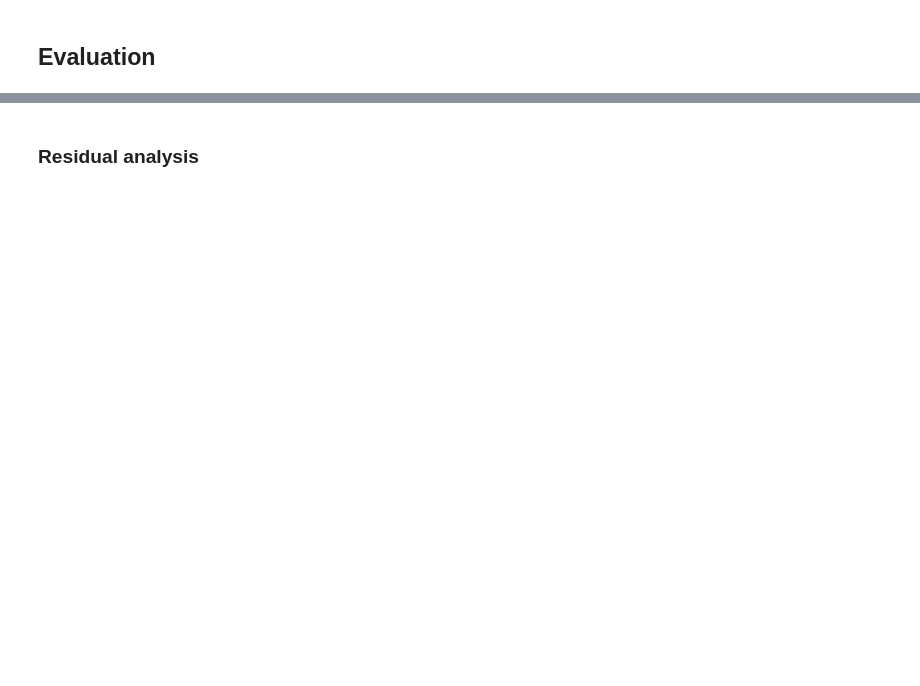
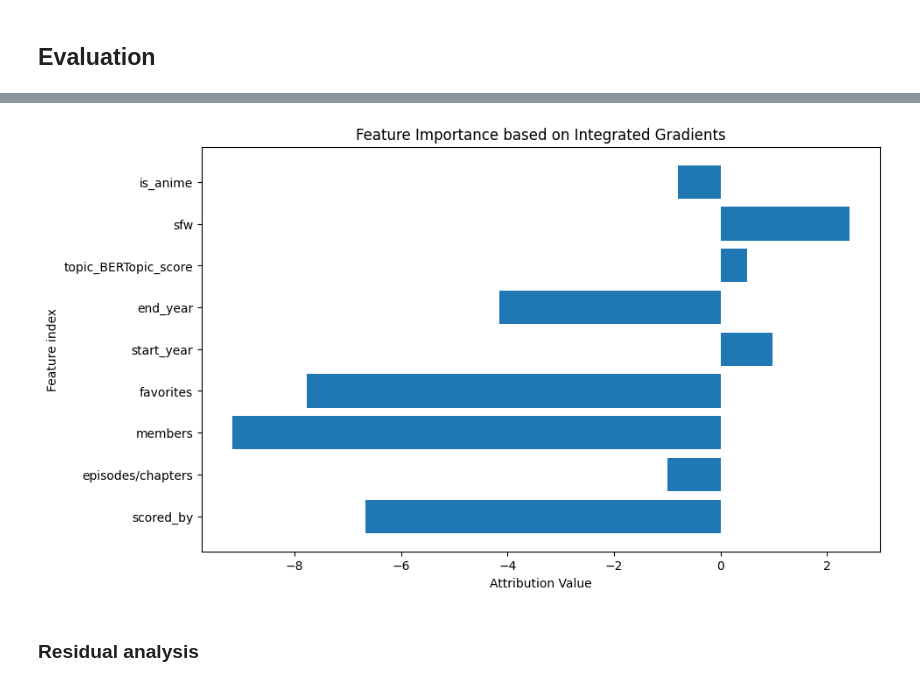
Before and after one commit to derickkan3356/anime-manga-theme-and-success-prediction, a Jupyter notebook: deep_learning.ipynb, the cells around one changed output, grey strips where cells are left out. Saved outputs shown, nothing was run; the diff lists cells and outputs as text; code cells hidden in the pictures; blank space fills up the shorter version.

Commit message:
add feature importance

```diff
--- a/deep_learning.ipynb
+++ b/deep_learning.ipynb
@@ -648,0 +676,16 @@ test_dl_score[['score_prediction']] = scaler_score.inverse_transform(test_dl_sco
+# %%
+from captum.attr import IntegratedGradients
+
+# Initialize the Captum object
+ig = IntegratedGradients(best_model)
+
+# Compute the feature importance (attributions)
+attributions = ig.attribute(input_batch, target=0)
+
+# Sum the attributions across the input dimensions
+attributions_sum = attributions.sum(dim=0).squeeze()
+
+# Convert attributions to numpy array
+attributions_np = attributions_sum.detach().cpu().numpy()
+
+print(attributions_np)
@@ -649,3 +708,13 @@ test_dl_score[['score_prediction']] = scaler_score.inverse_transform(test_dl_sco
+# %%
+# Plot the feature attributions
+plt.figure(figsize=(10, 6))
+plt.barh(numeric_columns + boolean_columns, attributions_np[-9:])
+plt.xlabel('Attribution Value')
+plt.ylabel('Feature index')
+plt.title('Feature Importance based on Integrated Gradients')
+plt.show()
+# %% [output]
+[figure, added]
 # %% [markdown]
 ### Residual analysis
 # %%
```
Also changed, not shown: parts of 19 cells of this notebook, 2 other files.
